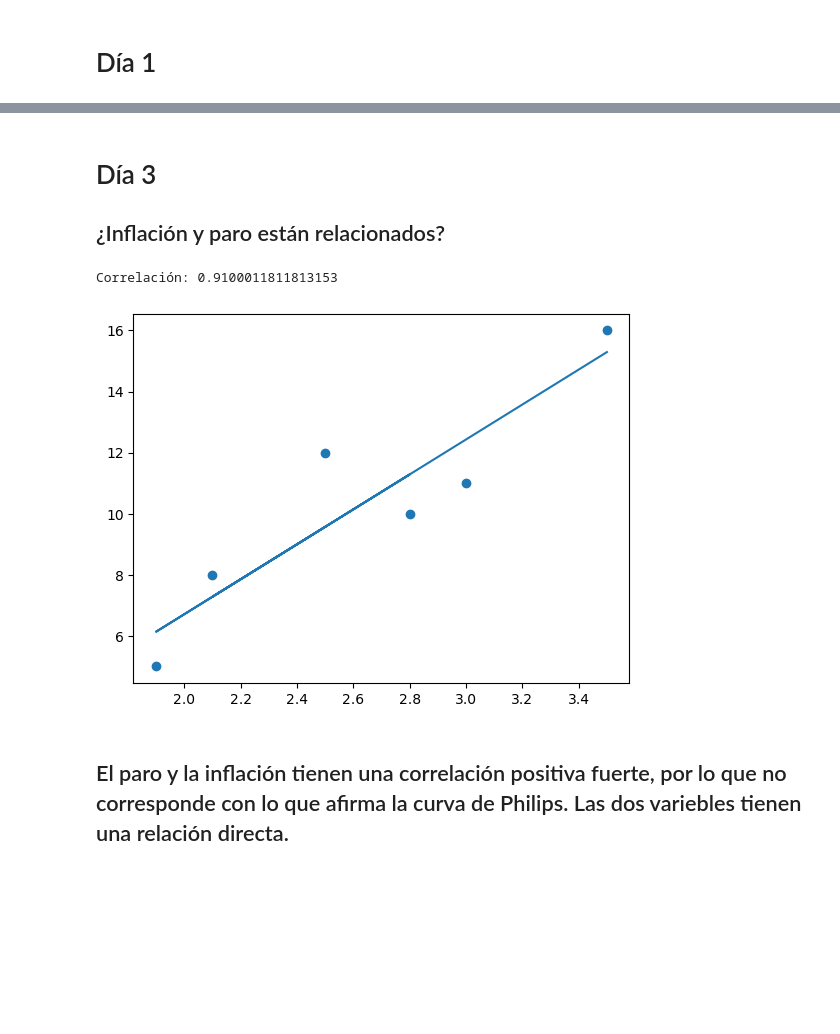
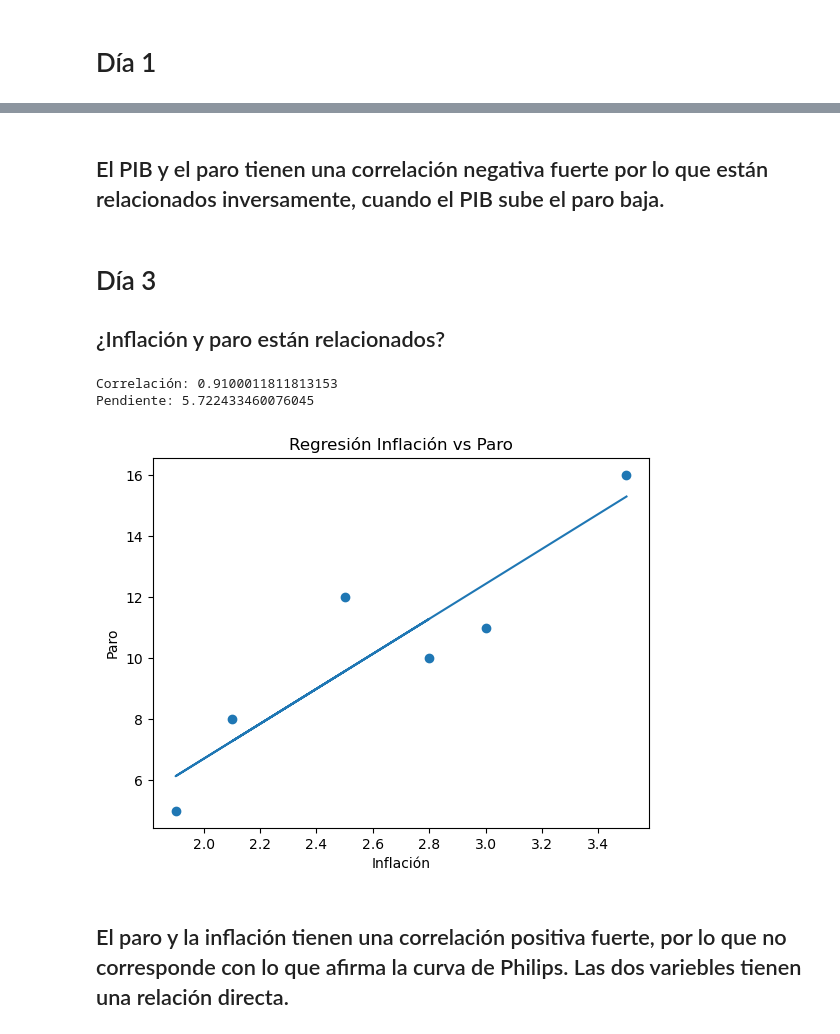
Before and after one commit to coosmiinn/Proyectos-Economia, a Jupyter notebook: Semana 7/Semana 7.ipynb, the cells around one changed output, grey strips where cells are left out. Drawn from its saved outputs; the diff is of its cells as text; code cells hidden in the pictures; blank space fills up the shorter version.

```diff
--- a/Semana 7/Semana 7.ipynb
+++ b/Semana 7/Semana 7.ipynb
@@ -35,19 +50,29 @@ Correlación: -0.911194715588605
+# %% [markdown]
+## El PIB y el paro tienen una correlación negativa fuerte por lo que están relacionados inversamente, cuando el PIB sube el paro baja.
 # %% [markdown]
 # Día 3
 ## ¿Inflación y paro están relacionados?
 # %%
 #scatter inflación vs paro
 plt.scatter(df["inflacion"], df["paro"])
 
 #correlación inflación vs paro
 print("Correlación:", df["inflacion"].corr(df["paro"]))
 
 #regresión lineal simple
 m, b = np.polyfit(df["inflacion"], df["paro"], 1)
 plt.plot(df["inflacion"], m*df["inflacion"] + b)
+
+print("Pendiente:", m)
+
+#etiqutas gráfica
+plt.title("Regresión Inflación vs Paro")
+plt.xlabel("Inflación")
+plt.ylabel("Paro")
 plt.show()
 # %% [output]
 Correlación: 0.9100011811813153
+Pendiente: 5.722433460076045
-[figure, old version]
+[figure, new version]
 # %% [markdown]
 ## El paro y la inflación tienen una correlación positiva fuerte, por lo que no corresponde con lo que afirma la curva de Philips. Las dos variebles tienen una relación directa.
```
Also changed, not shown: parts of 6 cells of this notebook.
